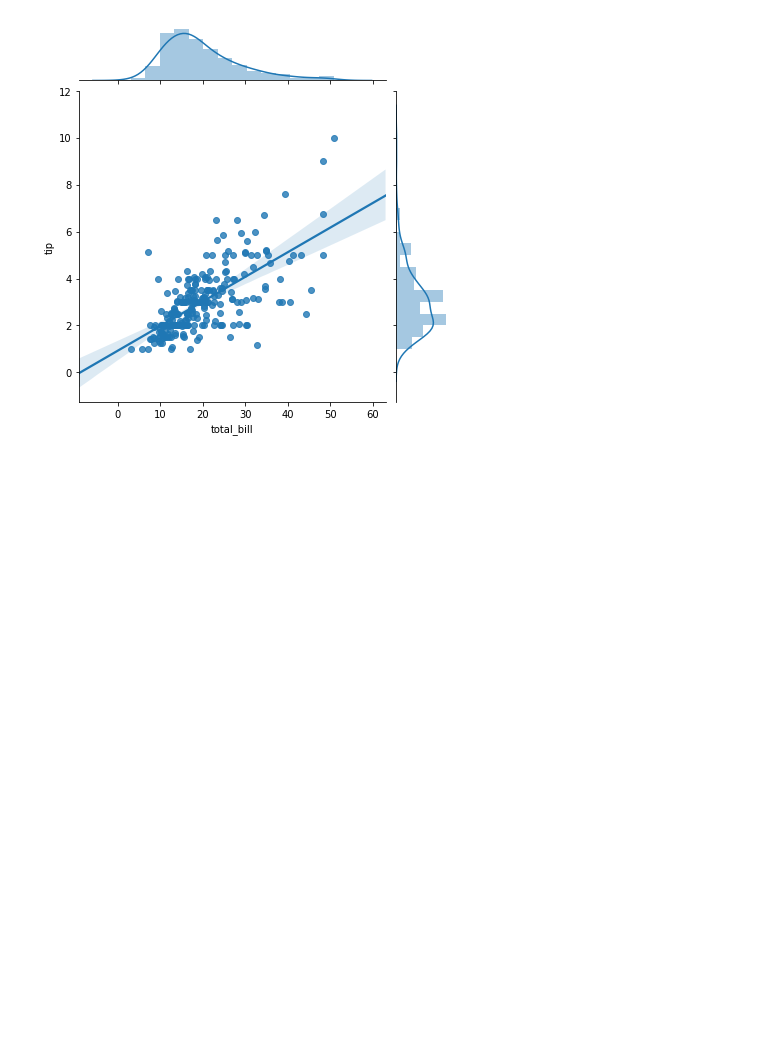
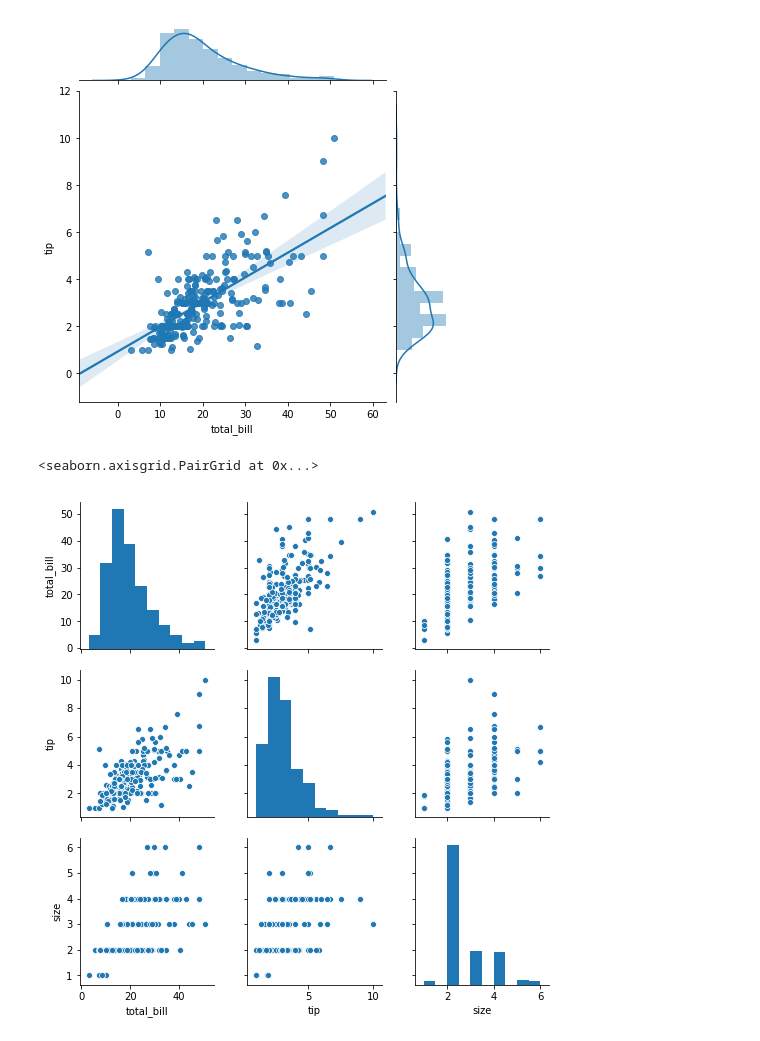
Before and after one commit to codingblondie/udemypython, a Jupyter notebook: files/Seaborn_beg.ipynb, the cells around one changed output. Drawn from its saved outputs; the diff is of its cells as text; code cells hidden in the pictures; blank space fills up the shorter version.

Commit message:
more seaborn exercises

```diff
--- a/files/Seaborn_beg.ipynb
+++ b/files/Seaborn_beg.ipynb
@@ -37,3 +37,8 @@ sb.jointplot(x='total_bill',y='tip',data=tips,kind='reg')
 # %% [output]
 <seaborn.axisgrid.JointGrid at 0x...>
 [figure]
+# %%
+sb.pairplot(tips)
+# %% [output]
+<seaborn.axisgrid.PairGrid at 0x...>
+[figure, added]
```
Also changed, not shown: parts of 1 cell of this notebook.
